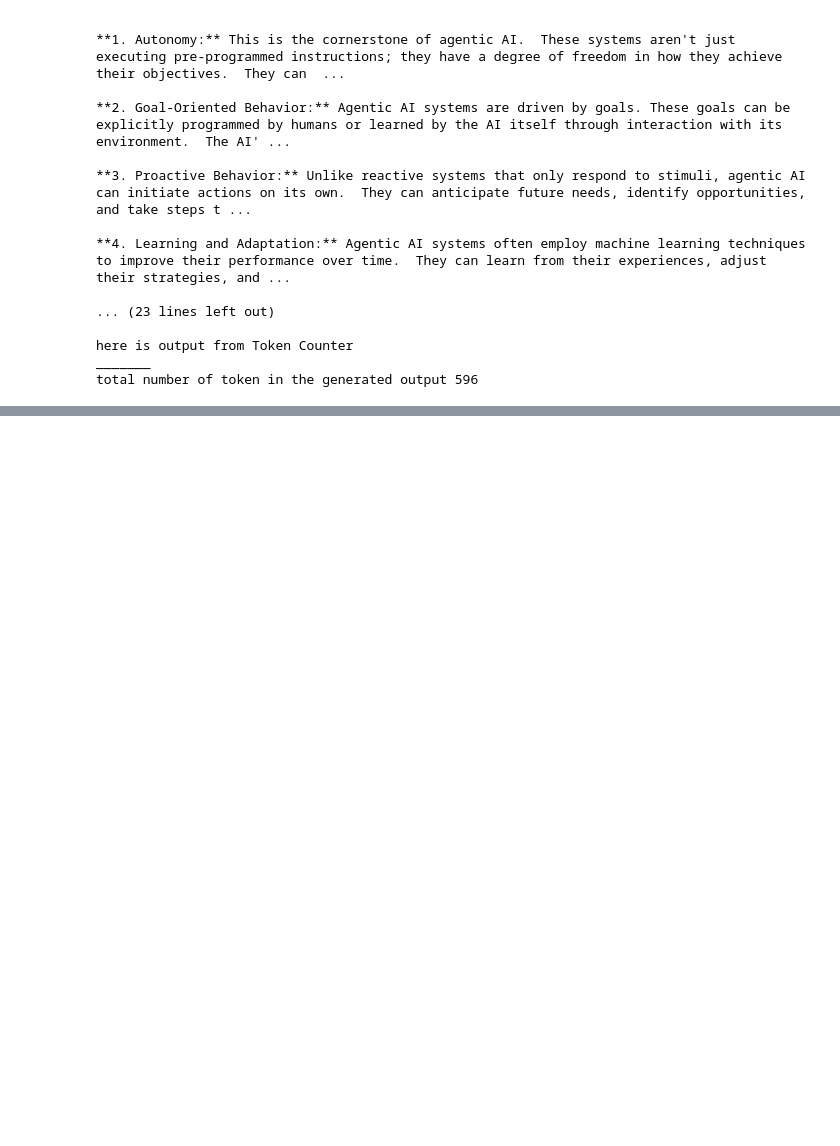
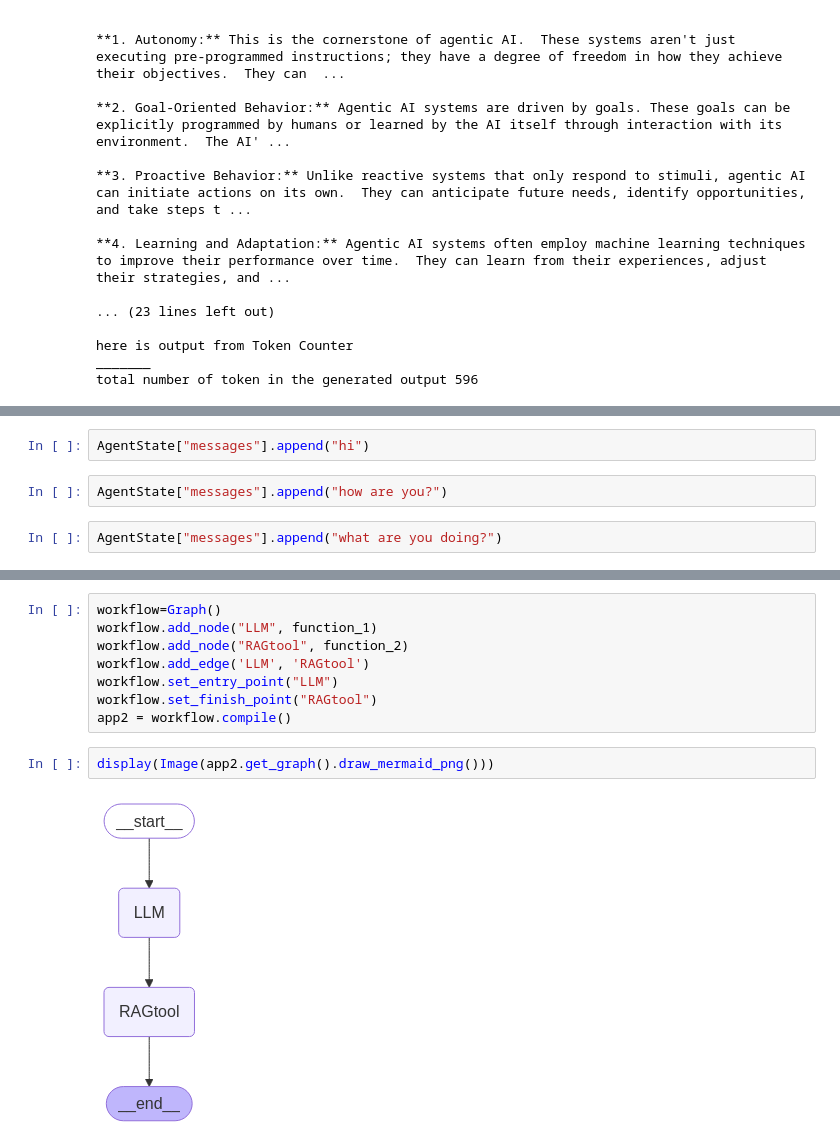
Before and after one commit to sunnysavita10/genai_bootcamp, a Jupyter notebook: langgraph-agents/langraph_introduction.ipynb, the cells around one changed output, grey strips where cells are left out. Saved outputs shown, nothing was run; the diff lists cells and outputs as text; blank space fills up the shorter version.

```diff
--- a/langgraph-agents/langraph_introduction.ipynb
+++ b/langgraph-agents/langraph_introduction.ipynb
@@ -93,0 +175,6 @@ total number of token in the generated output 596
+# %%
+AgentState["messages"].append("hi")
+# %%
+AgentState["messages"].append("how are you?")
+# %%
+AgentState["messages"].append("what are you doing?")
@@ -93,0 +227,12 @@ total number of token in the generated output 596
+# %%
+workflow=Graph()
+workflow.add_node("LLM", function_1)
+workflow.add_node("RAGtool", function_2)
+workflow.add_edge('LLM', 'RAGtool')
+workflow.set_entry_point("LLM")
+workflow.set_finish_point("RAGtool")
+app2 = workflow.compile()
+# %%
+display(Image(app2.get_graph().draw_mermaid_png()))
+# %% [output]
+[figure, added]
```
Also changed, not shown: parts of 14 cells of this notebook.
